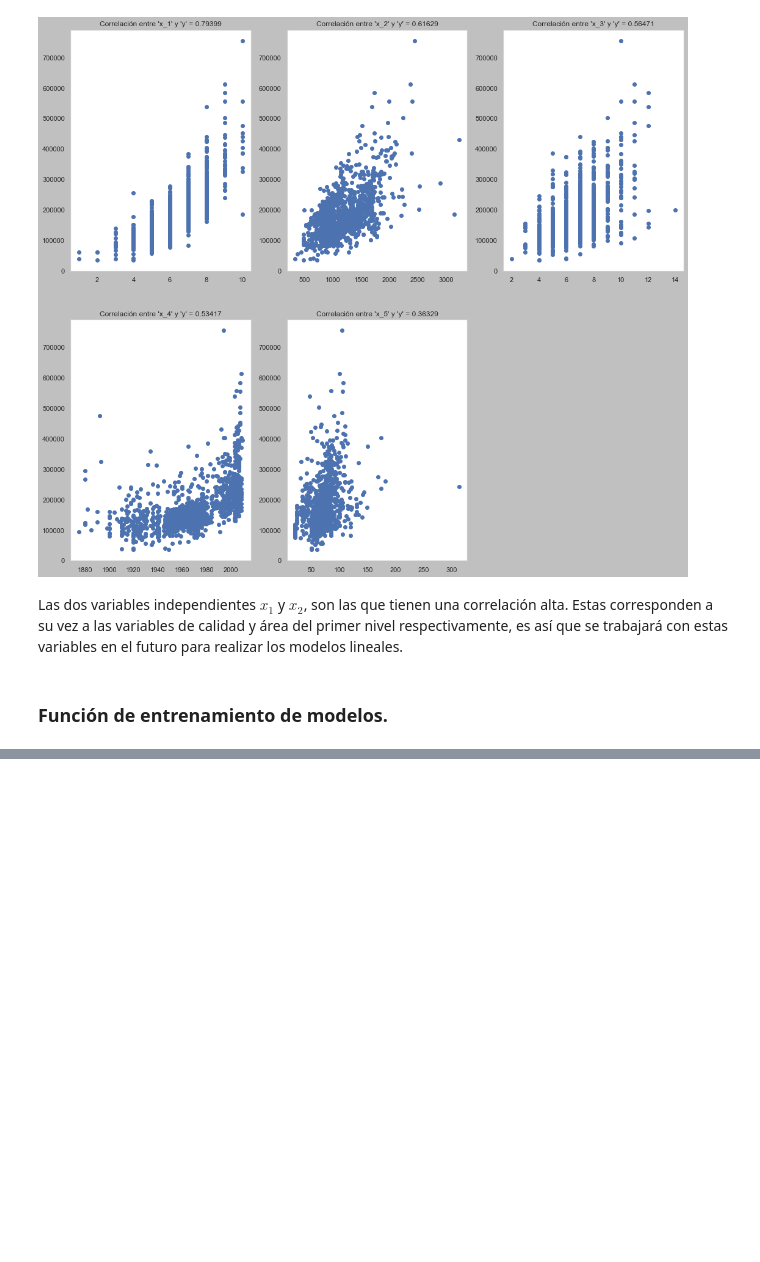
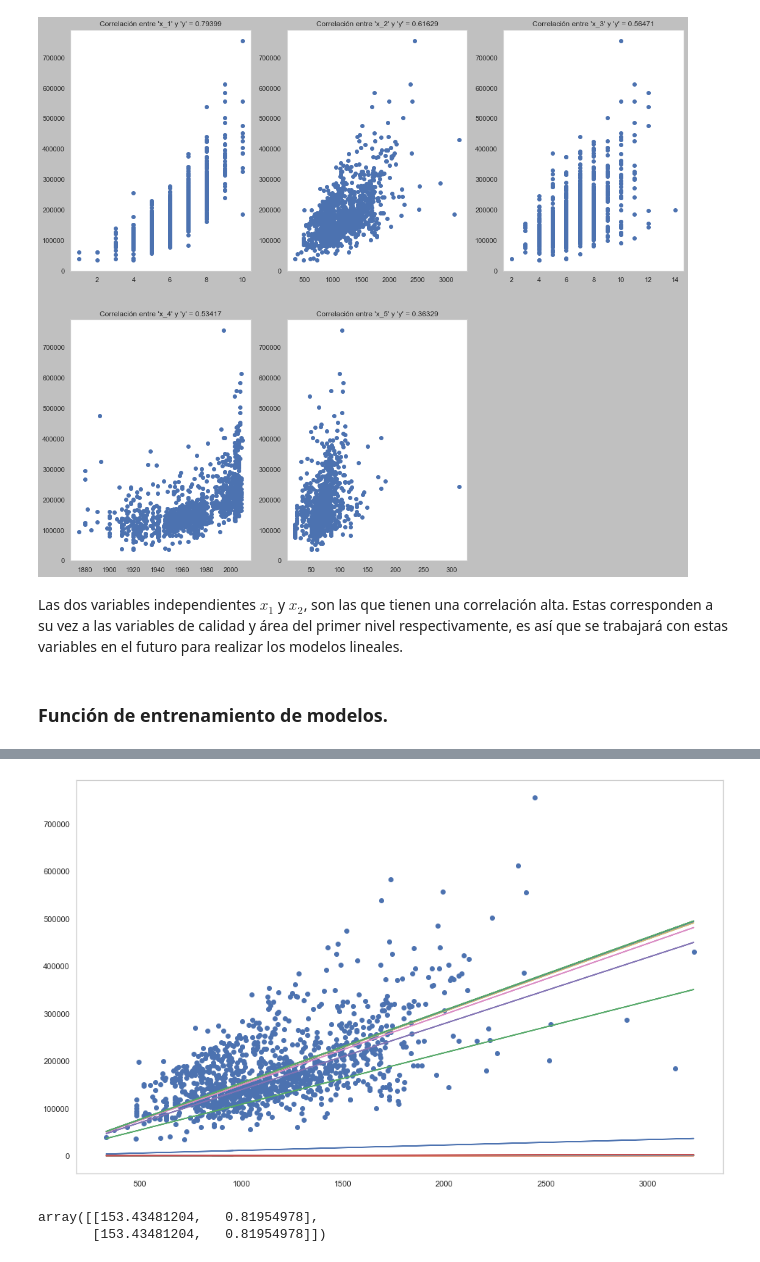
Before and after one commit to hugovi8/Proyecto_final, a Jupyter notebook: Proyecto_final.ipynb, the cells around one changed output, grey strips where cells are left out. Drawn from its saved outputs; the diff is of its cells as text; code cells hidden in the pictures; blank space fills up the shorter version.

```diff
--- a/Proyecto_final.ipynb
+++ b/Proyecto_final.ipynb
@@ -133,0 +165,9 @@ Iteración90 Error=25910291317226.80
+# %%
+evolution(xx_2,15,x_2)
+# %% [output]
+[figure, added]
+# %%
+xx_2[91]
+# %% [output]
+array([[153.43481204,   0.81954978],
+       [153.43481204,   0.81954978]])
```
Also changed, not shown: parts of 13 cells of this notebook.
